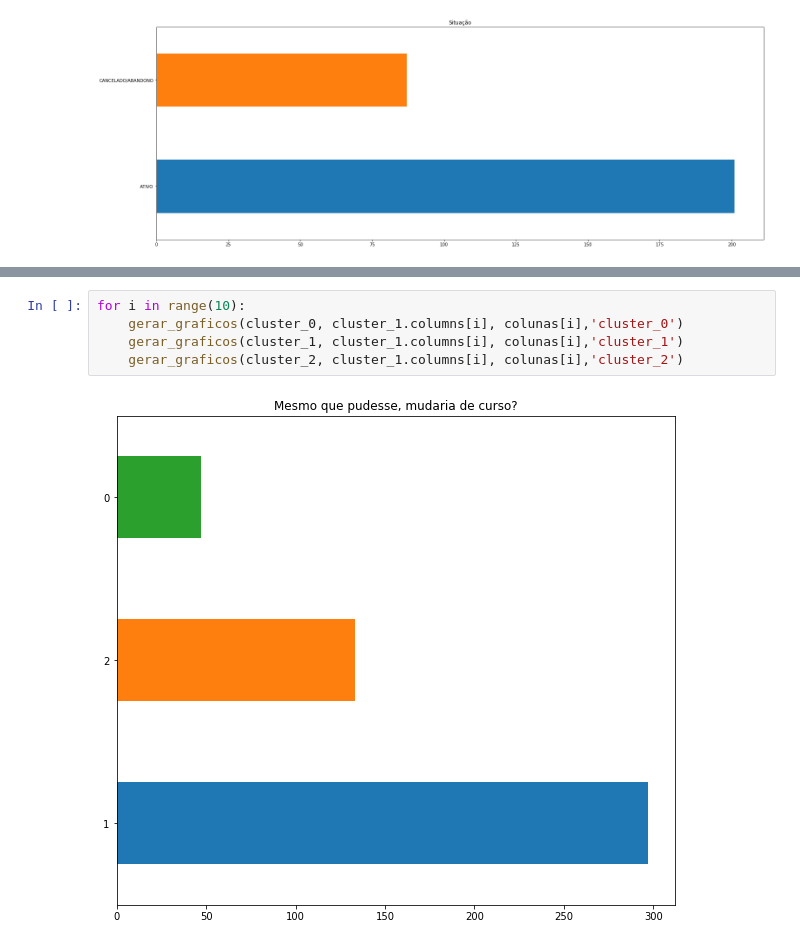
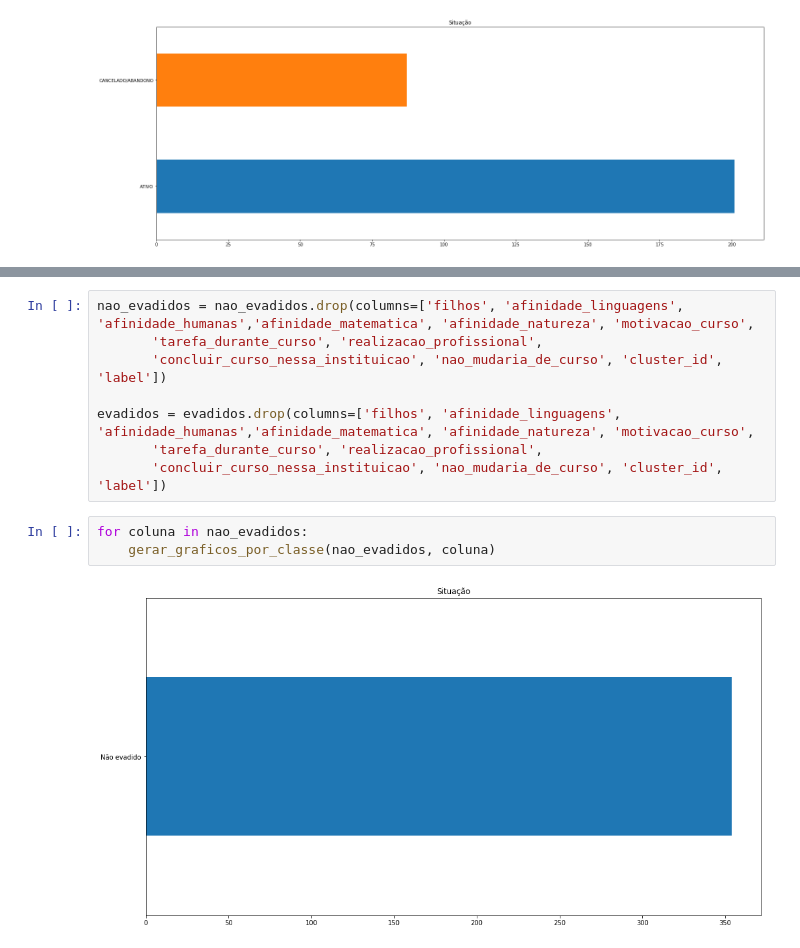
Before and after one commit to igorslima/analise-evasao, a Jupyter notebook: notebooks/clusterizacao2.ipynb, the cells around one changed output, grey strips where cells are left out. Saved outputs shown, nothing was run; the diff lists cells and outputs as text.

```diff
--- a/notebooks/clusterizacao2.ipynb
+++ b/notebooks/clusterizacao2.ipynb
@@ -435,7 +363,13 @@ Index(['Indicação de data e hora', 'situacao', 'Sexo:',
-# %%
-for i in range(10):
-    gerar_graficos(cluster_0, cluster_1.columns[i], colunas[i],'cluster_0')
-    gerar_graficos(cluster_1, cluster_1.columns[i], colunas[i],'cluster_1')
-    gerar_graficos(cluster_2, cluster_1.columns[i], colunas[i],'cluster_2')
-# %% [output]
-[figure, removed]
+# %%
+nao_evadidos = nao_evadidos.drop(columns=['filhos', 'afinidade_linguagens', 'afinidade_humanas','afinidade_matematica', 'afinidade_natureza', 'motivacao_curso',
+       'tarefa_durante_curso', 'realizacao_profissional',
+       'concluir_curso_nessa_instituicao', 'nao_mudaria_de_curso', 'cluster_id', 'label'])
+
+evadidos = evadidos.drop(columns=['filhos', 'afinidade_linguagens', 'afinidade_humanas','afinidade_matematica', 'afinidade_natureza', 'motivacao_curso',
+       'tarefa_durante_curso', 'realizacao_profissional',
+       'concluir_curso_nessa_instituicao', 'nao_mudaria_de_curso', 'cluster_id', 'label'])
+# %%
+for coluna in nao_evadidos:
+    gerar_graficos_por_classe(nao_evadidos, coluna)
+# %% [output]
+[figure, added]
```
Also changed, not shown: parts of 16 cells of this notebook, 48 other files.
